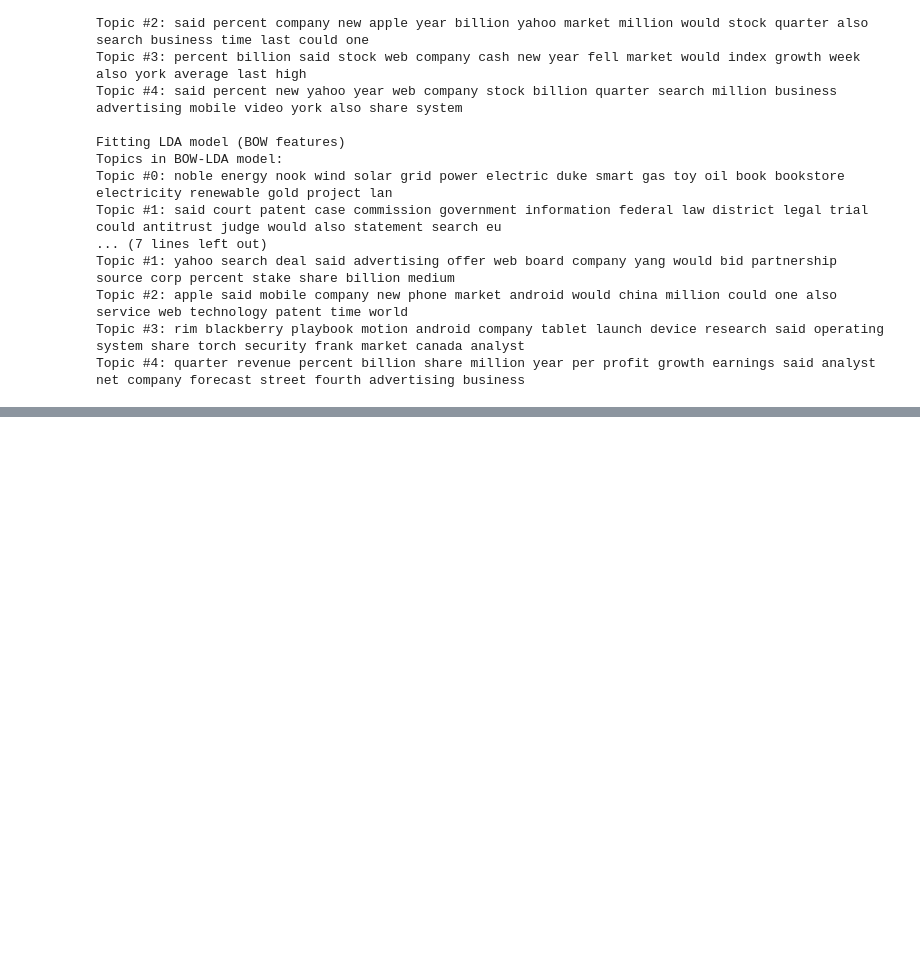
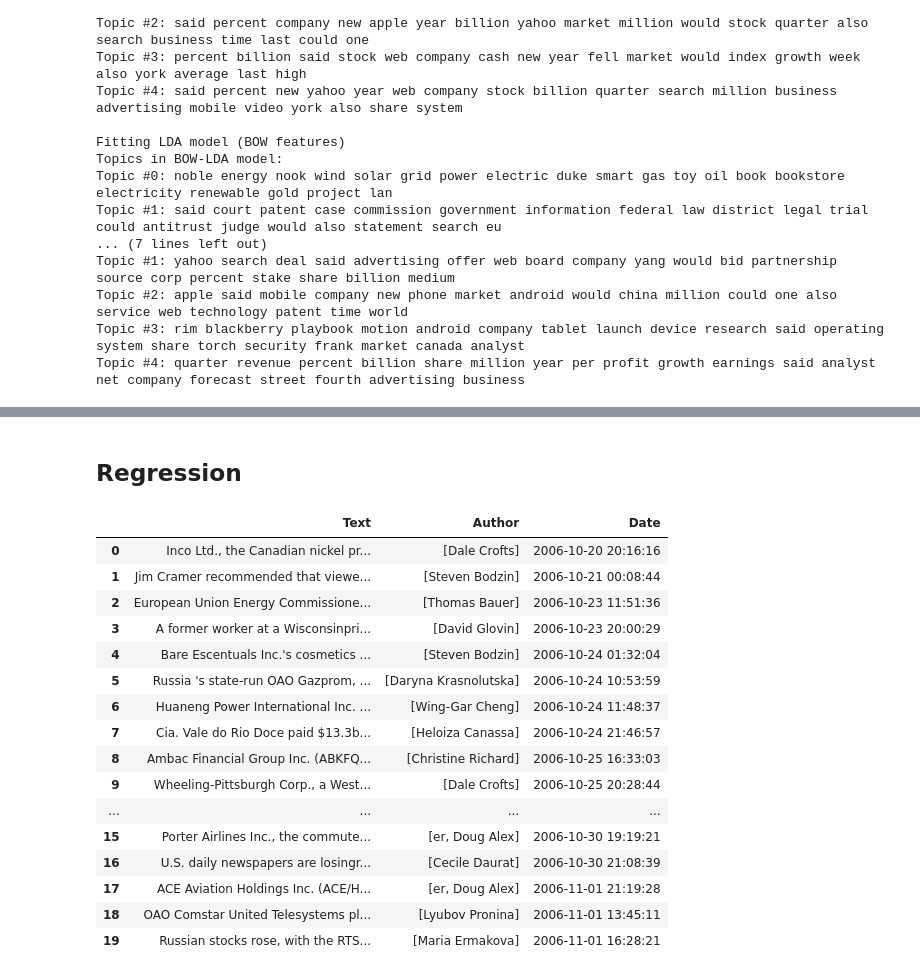
Before and after one commit to LouisRouss/PIE, a Jupyter notebook: Yann/notebooks/Testing packages.ipynb, the cells around one changed output, grey strips where cells are left out. Saved outputs shown, nothing was run; the diff lists cells and outputs as text; code cells hidden in the pictures; blank space fills up the shorter version.

```diff
--- a/Yann/notebooks/Testing packages.ipynb
+++ b/Yann/notebooks/Testing packages.ipynb
@@ -320,0 +256,2 @@ Nombre de valeurs : 1284, Première date : 2020-12-28T17:41:00.000000000, derni
+# %% [markdown]
+## Regression
@@ -320,0 +334,20 @@ Nombre de valeurs : 1284, Première date : 2020-12-28T17:41:00.000000000, derni
+# %%
+dfB
+# %% [output]
+|  | Text | Author | Date |
+| 0 | Inco Ltd., the Canadian nickel pr... | [Dale Crofts] | 2006-10-20 20:16:16 |
+| 1 | Jim Cramer recommended that viewe... | [Steven Bodzin] | 2006-10-21 00:08:44 |
+| 2 | European Union Energy Commissione... | [Thomas Bauer] | 2006-10-23 11:51:36 |
+| 3 | A former worker at a Wisconsinpri... | [David Glovin] | 2006-10-23 20:00:29 |
+| 4 | Bare Escentuals Inc.'s cosmetics ... | [Steven Bodzin] | 2006-10-24 01:32:04 |
+| 5 | Russia 's state-run OAO Gazprom, ... | [Daryna Krasnolutska] | 2006-10-24 10:53:59 |
+| 6 | Huaneng Power International Inc. ... | [Wing-Gar Cheng] | 2006-10-24 11:48:37 |
+| 7 | Cia. Vale do Rio Doce paid $13.3b... | [Heloiza Canassa] | 2006-10-24 21:46:57 |
+| 8 | Ambac Financial Group Inc. (ABKFQ... | [Christine Richard] | 2006-10-25 16:33:03 |
+| 9 | Wheeling-Pittsburgh Corp., a West... | [Dale Crofts] | 2006-10-25 20:28:44 |
+| ... | ... | ... | ... |
+| 15 | Porter Airlines Inc., the commute... | [er, Doug Alex] | 2006-10-30 19:19:21 |
+| 16 | U.S. daily newspapers are losingr... | [Cecile Daurat] | 2006-10-30 21:08:39 |
+| 17 | ACE Aviation Holdings Inc. (ACE/H... | [er, Doug Alex] | 2006-11-01 21:19:28 |
+| 18 | OAO Comstar United Telesystems pl... | [Lyubov Pronina] | 2006-11-01 13:45:11 |
+| 19 | Russian stocks rose, with the RTS... | [Maria Ermakova] | 2006-11-01 16:28:21 |
```
Also changed, not shown: parts of 30 cells of this notebook, 4 other files.
